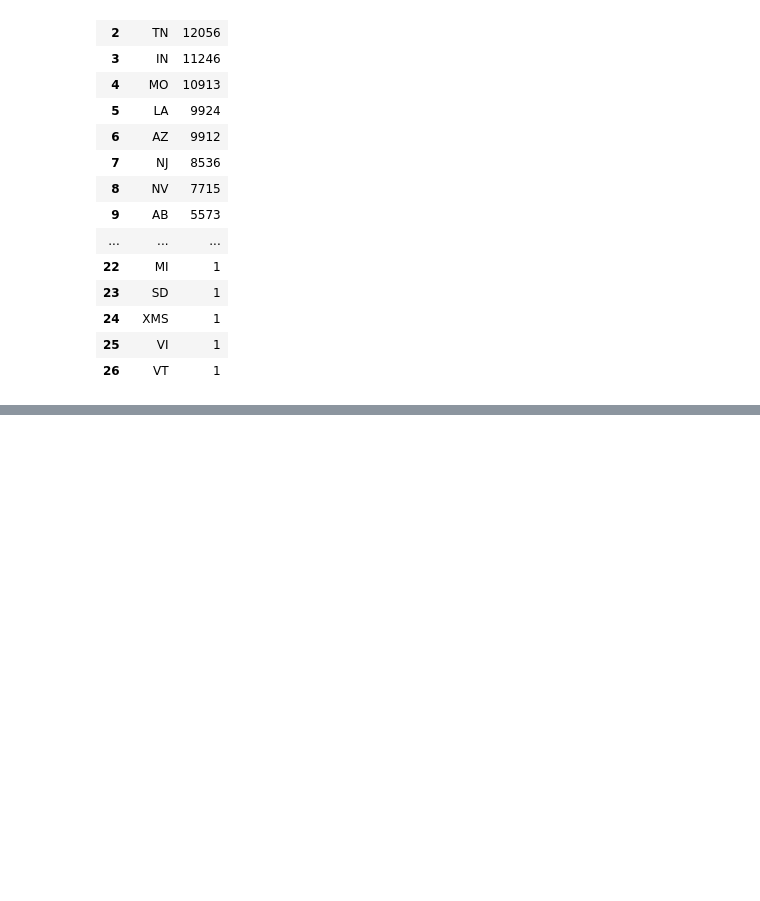
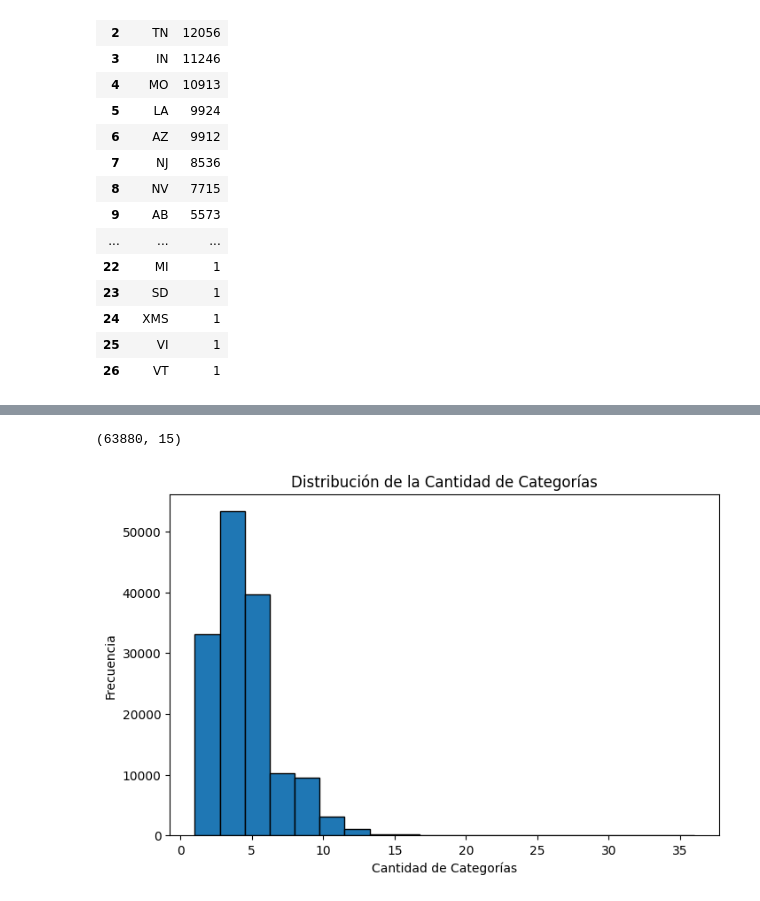
Before and after one commit to LauchaLogico/Proyecto_Final, a Jupyter notebook: eda_users.ipynb, the cells around one changed output, grey strips where cells are left out. Saved outputs shown, nothing was run; the diff lists cells and outputs as text; code cells hidden in the pictures; blank space fills up the shorter version.

```diff
--- a/eda_users.ipynb
+++ b/eda_users.ipynb
@@ -610,0 +639,4 @@ df_business1
+# %%
+# Contar la cantidad de valores en cada celda
+
+df_business1['count'] = df_business1['categories'].fillna('').apply(lambda x: len(x.split(', ')))
@@ -610,0 +651,15 @@ df_business1
+# %%
+df_count.shape
+# %% [output]
+(63880, 15)
+# %%
+
+
+plt.figure(figsize=(8,5))
+plt.hist(df_business1['count'], bins=20, edgecolor='black')
+plt.xlabel('Cantidad de Categorías')
+plt.ylabel('Frecuencia')
+plt.title('Distribución de la Cantidad de Categorías')
+plt.show()
+# %% [output]
+[figure, added]
```
Also changed, not shown: parts of 17 cells of this notebook, 5 other files.
